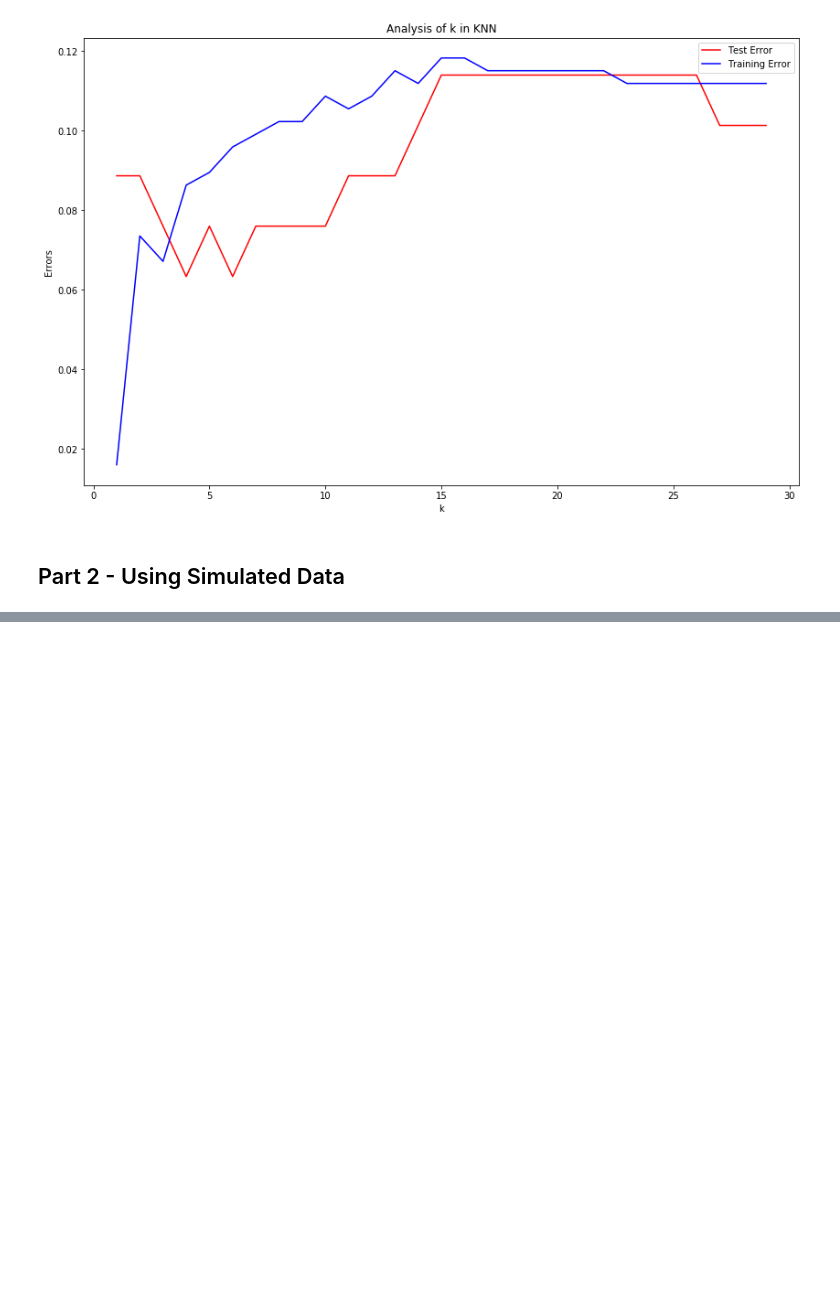
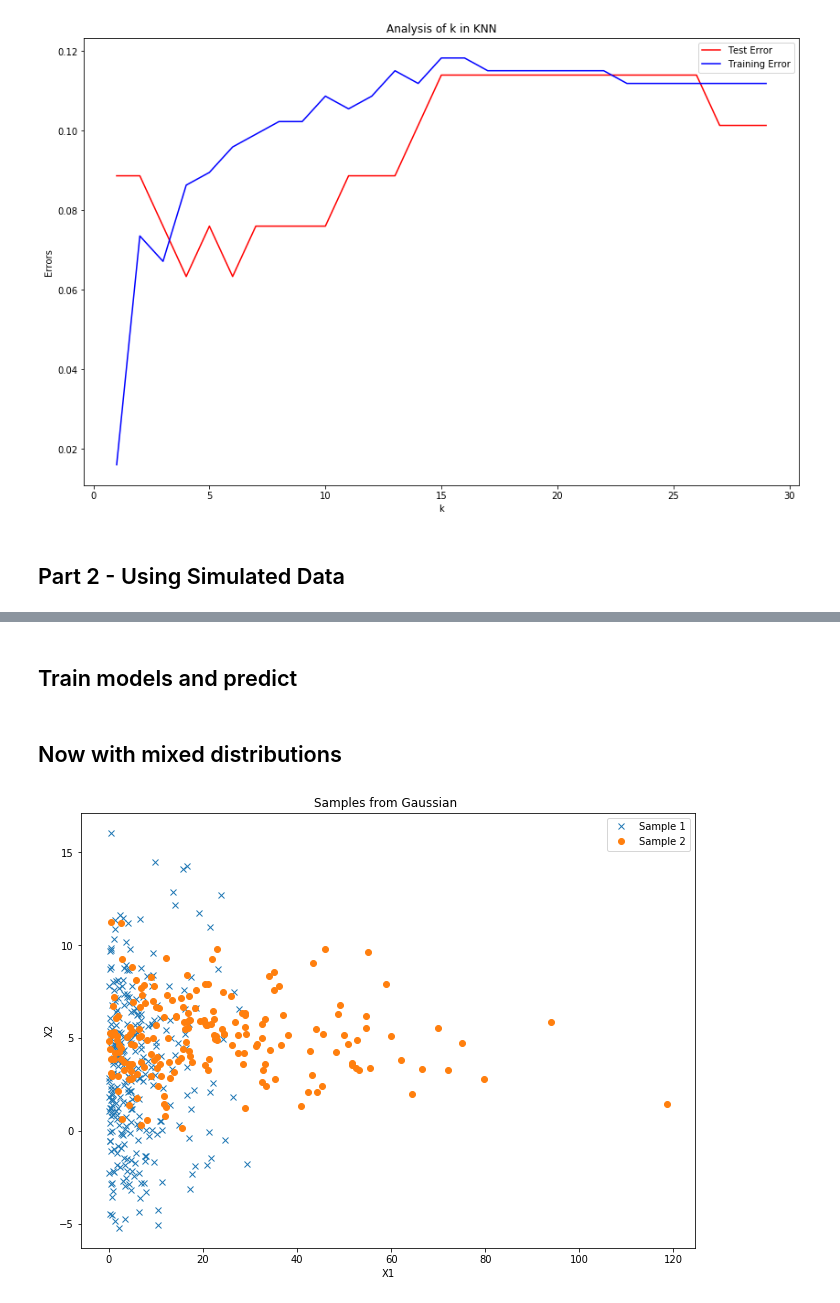
Before and after one commit to hkindbom/SF2935-Statistical-Learning, a Jupyter notebook: Project 1/Project1.ipynb, the cells around one changed output, grey strips where cells are left out. Drawn from its saved outputs; the diff is of its cells as text; code cells hidden in the pictures; blank space fills up the shorter version.

```diff
--- a/Project 1/Project1.ipynb
+++ b/Project 1/Project1.ipynb
@@ -239,0 +242,2 @@ train_df_generated_.head()
+# %% [markdown]
+## Train models and predict
@@ -239,0 +259,30 @@ train_df_generated_.head()
+# %% [markdown]
+## Now with mixed distributions
+# %%
+#Sampe from Gaussian and exponential
+
+#For Gaussian
+mean = 3
+sigma = 4
+mean_ = 5
+sigma_ = 2
+X2 = np.random.normal(mean, sigma, M)
+X2_ = np.random.normal(mean_, sigma_, N-M)
+
+#For exponential
+beta = 6
+beta_ = 20
+X1 = np.random.exponential(beta, M)
+X1_ = np.random.exponential(beta_, N-M)
+
+
+plt.figure(figsize=(11, 8))
+plt.plot(X1, X2, 'x',label = "Sample 1")
+plt.plot(X1_, X2_, 'o',label = "Sample 2")
+plt.legend(loc="upper right")
+plt.title("Samples from Gaussian ")
+plt.ylabel('X2')
+plt.xlabel('X1')
+plt.show()
+# %% [output]
+[figure, added]
```
Also changed, not shown: parts of 13 cells of this notebook.
